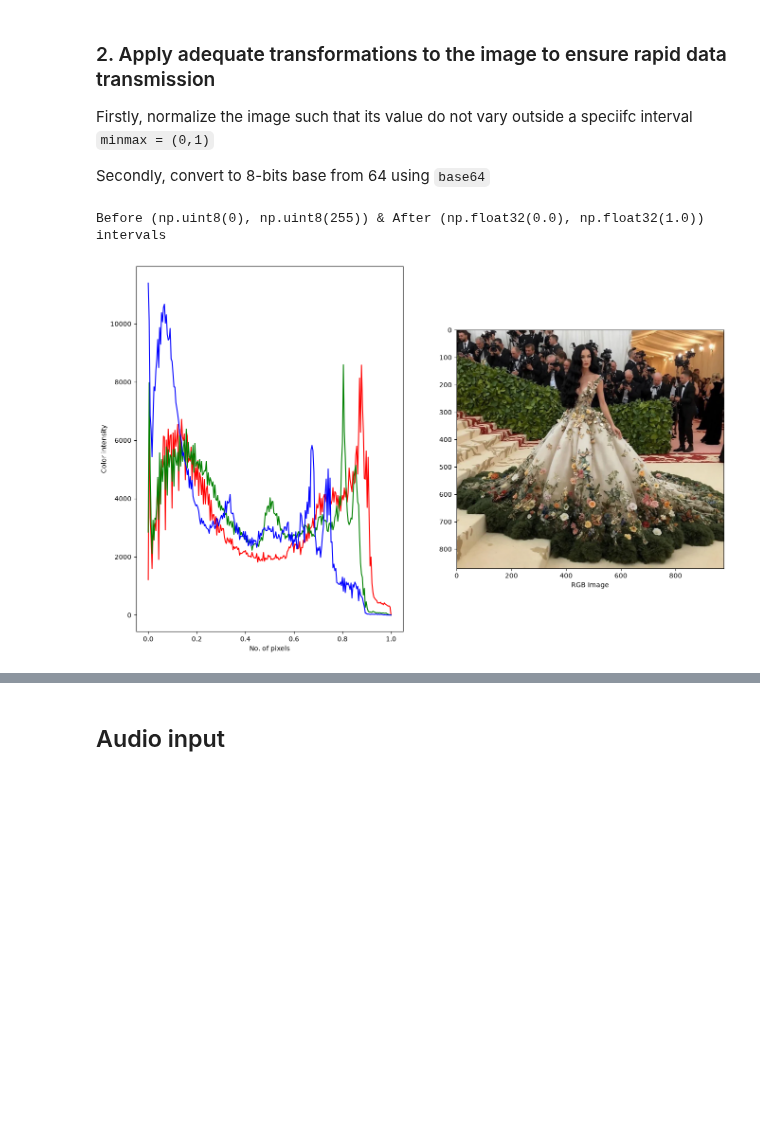
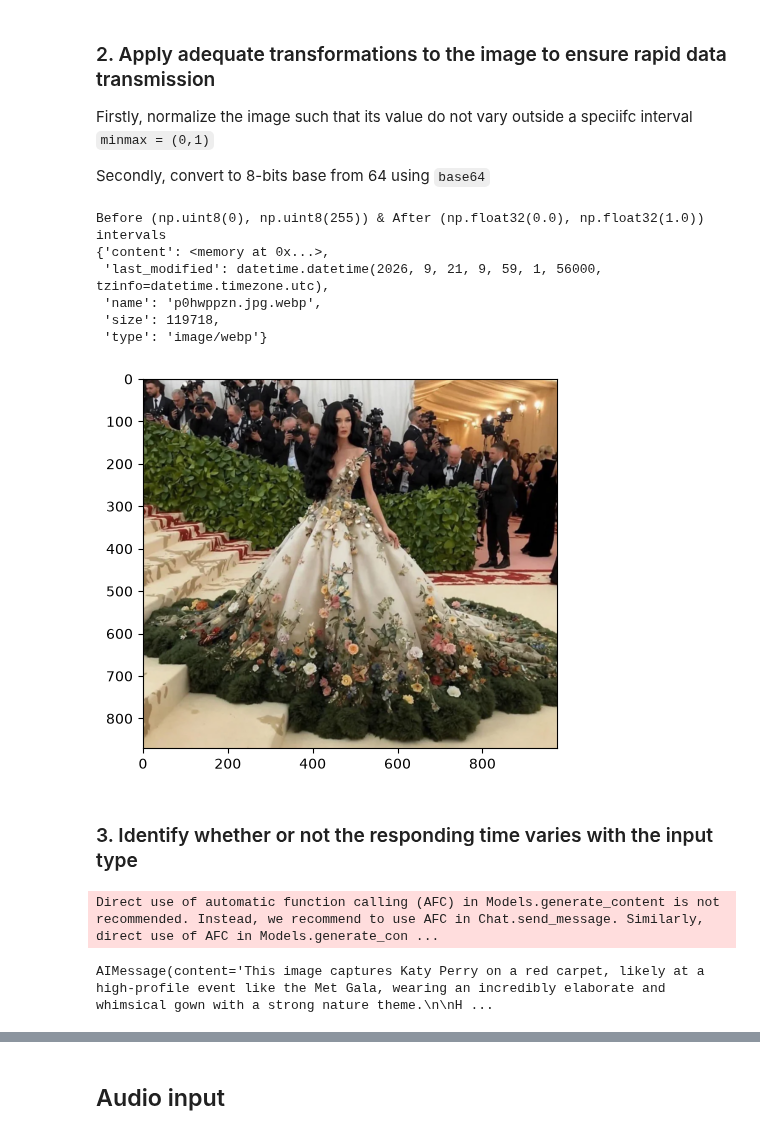
Before and after one commit to Christian-Stefan/Road-to-langchain-certif, a Jupyter notebook: notebooks/module-1/1.4_multimodal_messages.ipynb, the cells around one changed output, grey strips where cells are left out. Drawn from its saved outputs; the diff is of its cells as text; code cells hidden in the pictures; blank space fills up the shorter version.

Commit message:
completion of image loading in multimodal prompting

```diff
--- a/notebooks/module-1/1.4_multimodal_messages.ipynb
+++ b/notebooks/module-1/1.4_multimodal_messages.ipynb
@@ -87,35 +94,57 @@ Secondly, convert to 8-bits base from 64 using `base64`
 # %%
 def img_norm(image):
     norm_image = cv2.normalize(src=image,dst=None,alpha=0.0, beta=1.0, norm_type=cv2.NORM_MINMAX,dtype=cv2.CV_32F)
     print(f"Before {image.min(), image.max()} & After {norm_image.min(), norm_image.max()} intervals")
     return norm_image
 norm_img_colored = img_norm(color_img)
-display_img_color_scheme(color_img=norm_img_colored)
-
-import base64
+# display_img_color_scheme(color_img=norm_img_colored)
 
 # Get the first (and only) uploaded file dict
 uploaded_file = uploader.value[0]
-
-# This is a memoryview
+pprint(uploaded_file)
+# This is a memoryview (analogus to saving the address at a bit memory level)
 content_mv = uploaded_file["content"]
-
 # Convert memoryview -> bytes
 img_bytes = bytes(content_mv)  # or content_mv.tobytes()
+# Now base64 encode
+# Unormalised image whose base was converted to 64
+img_b64 = base64.b64encode(img_bytes).decode("utf-8")
 
-# Now base64 encode
-img_b64 = base64.b64encode(img_bytes).decode("utf-8")
+# Verify whether the encoding is faithfully representing the initial image
+image_data = base64.b64decode(img_b64)
+image = Image.open(io.BytesIO(image_data))
+plot.imshow(image)
+
+# Normalised image whose base was converted to 64
+# 1. Binarize (Assuming normalized 0-1 range; thresholds at 0.5 to create 0 or 255)
+bin_array = (norm_img_colored > 0.5).astype("uint8") * 255
+
+# 2. Compress directly into a PNG file structure memory buffer
+_, buffer = cv2.imencode(".png", bin_array)
+# 3. Base64 encode the buffer bytes
+norm_img_b64 = base64.b64encode(buffer).decode("utf-8")
 # %% [output]
 Before (np.uint8(0), np.uint8(255)) & After (np.float32(0.0), np.float32(1.0)) intervals
+{'content': <memory at 0x...>,
+ 'last_modified': datetime.datetime(2026, 9, 21, 9, 59, 1, 56000, tzinfo=datetime.timezone.utc),
+ 'name': 'p0hwppzn.jpg.webp',
+ 'size': 119718,
+ 'type': 'image/webp'}
-[figure, old version]
+[figure, new version]
+# %% [markdown]
+### 3. Identify whether or not the responding time varies with the input type
 # %%
-multimodal_question = HumanMessage(content=[
-    {"type": "text", "text": "Tell me about this capital"},
-    {"type": "image", "base64": img_b64, "mime_type": "image/png"}
+question = HumanMessage([
+    {"type":"text", "text":"Could you describe to me this image"},
+    {"type":"image","base64":img_b64, "mime_type":"image/webp"}
 ])
 
-response = agent.invoke(
-    {"messages": [multimodal_question]}
-)
-
-print(response['messages'][-1].content)
+chat_model = init_chat_model(model="gemini-2.5-flash", model_provider="google_genai")
+gemini_agent = create_agent(chat_model)
+response = gemini_agent.invoke({"messages":question})
+# %% [output]
+Direct use of automatic function calling (AFC) in Models.generate_content is not recommended. Instead, we recommend to use AFC in Chat.send_message. Similarly, direct use of AFC in Models.generate_con ...
+# %%
+pprint(response['messages'][-1])
+# %% [output]
+AIMessage(content='This image captures Katy Perry on a red carpet, likely at a high-profile event like the Met Gala, wearing an incredibly elaborate and whimsical gown with a strong nature theme.\n\nH ...
```
Also changed, not shown: parts of 3 cells of this notebook.
